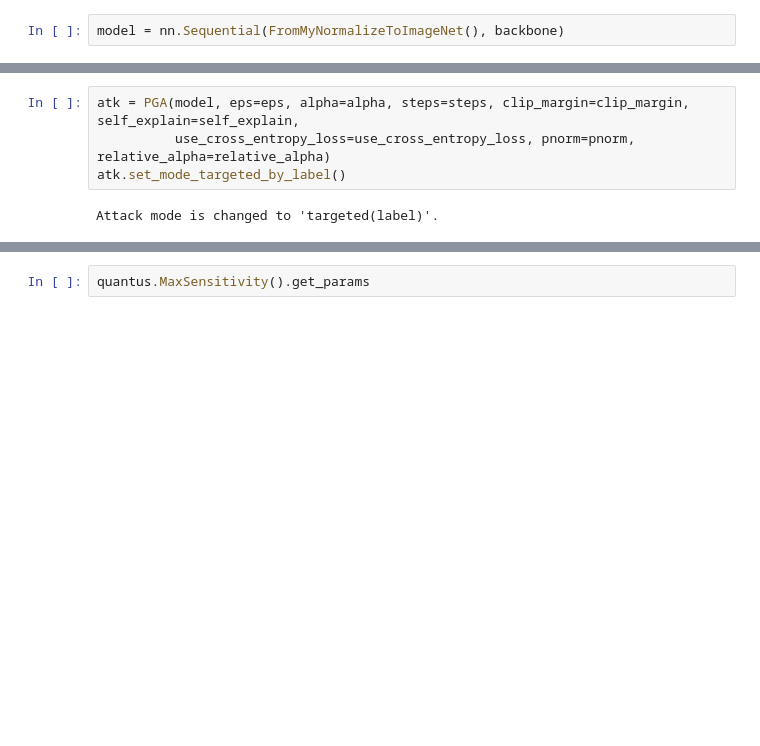
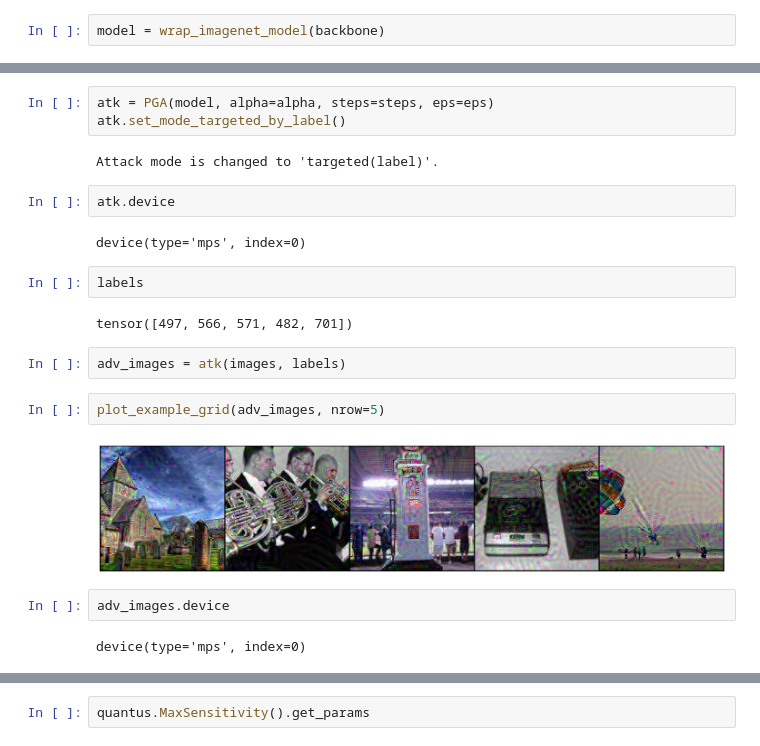
Before and after one commit to 314-Foundation/SemanticPullbacks, a Jupyter notebook: notebooks/quantus.ipynb, the cells around one changed output, grey strips where cells are left out. Cells and saved outputs as stored; diff of their text form; blank space fills up the shorter version.

```diff
--- a/notebooks/quantus.ipynb
+++ b/notebooks/quantus.ipynb
@@ -90,4 +90,4 @@ model_cls = vit_b_16
 # backbone_std = model_cls(pretrained=True)
 backbone = model_cls(pretrained=True)
 # %%
-model = nn.Sequential(FromMyNormalizeToImageNet(), backbone)
+model = wrap_imagenet_model(backbone)
@@ -149,6 +176,23 @@ self_explain = False
 # %%
-atk = PGA(model, eps=eps, alpha=alpha, steps=steps, clip_margin=clip_margin, self_explain=self_explain,
-          use_cross_entropy_loss=use_cross_entropy_loss, pnorm=pnorm, relative_alpha=relative_alpha)
+atk = PGA(model, alpha=alpha, steps=steps, eps=eps)
 atk.set_mode_targeted_by_label()
 # %% [output]
 Attack mode is changed to 'targeted(label)'.
+# %%
+atk.device
+# %% [output]
+device(type='mps', index=0)
+# %%
+labels
+# %% [output]
+tensor([497, 566, 571, 482, 701])
+# %%
+adv_images = atk(images, labels)
+# %%
+plot_example_grid(adv_images, nrow=5)
+# %% [output]
+[figure, added]
+# %%
+adv_images.device
+# %% [output]
+device(type='mps', index=0)
```
Also changed, not shown: parts of 14 cells of this notebook, 2 other files.
